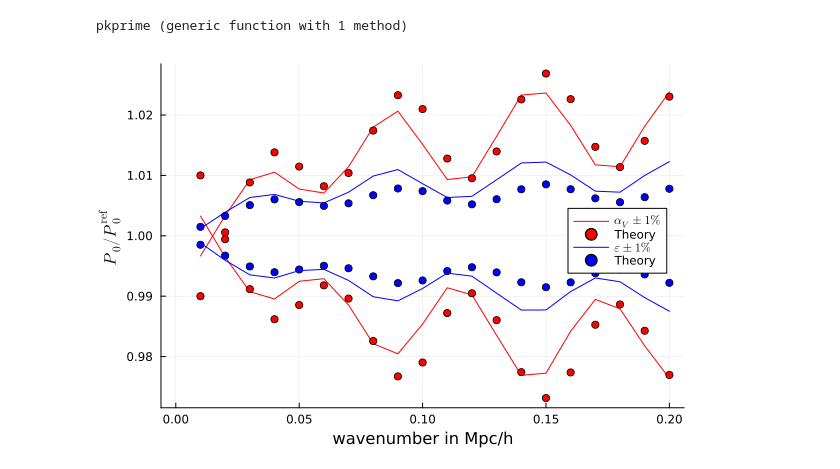
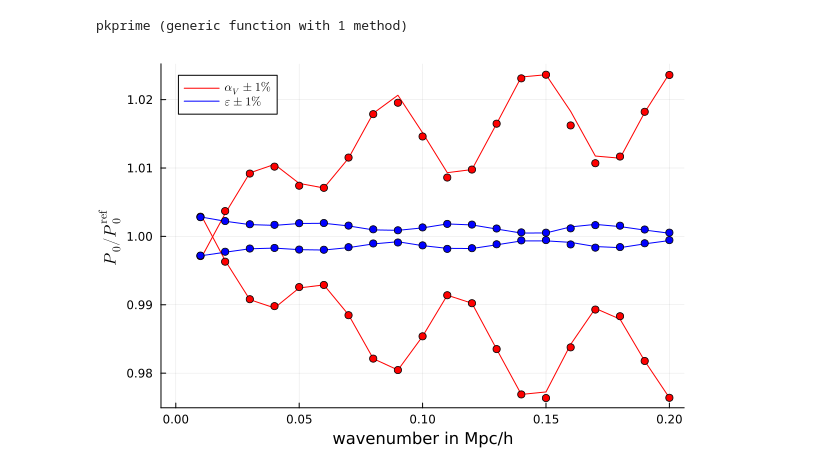
Before and after one commit to ladosamushia/BispectrumAP, a Jupyter notebook: BAOplots.ipynb, the cells around one changed output. Drawn from its saved outputs; the diff is of its cells as text; code cells hidden in the pictures.

```diff
--- a/BAOplots.ipynb
+++ b/BAOplots.ipynb
@@ -14,6 +14,6 @@ pk2d = (μ, k) -> (b + μ^2*f)^2*pk_itp(k)
 # %% [output]
 #23 (generic function with 1 method)
 # %%
-kp = (k, μ, αV, ϵ) -> k*sqrt(αV^2*ϵ*μ^2 + αV^2/ϵ^2*(1 - μ^2))
-μp = (k, μ, αV, ϵ) -> μ*αV*sqrt(ϵ)/sqrt(αV^2*ϵ*μ^2 + αV^2/ϵ^2*(1 - μ^2))
+kp = (k, μ, αV, ϵ) -> k*sqrt(αV^2*ϵ^2*μ^2 + αV^2/ϵ*(1 - μ^2))
+μp = (k, μ, αV, ϵ) -> μ*αV*ϵ/sqrt(αV^2*ϵ^2*μ^2 + αV^2/ϵ*(1 - μ^2))
 # %% [output]
@@ -57,42 +38,49 @@ end
+# %%
+kgrid = collect(range(0.00, 0.20, step=0.01))
+αV = 1.00
+ϵ = 1.00
+p0ref = pkprime(kgrid, L0, αV, ϵ)/2
+p2ref = pkprime(kgrid, L2, αV, ϵ)*5/2
+p4ref = pkprime(kgrid, L4, αV, ϵ)*9/2
+p0refp = pkprime(kgrid .+ 0.001, L0, αV, ϵ)/2
+p2refp = pkprime(kgrid .+ 0.001, L2, αV, ϵ)*5/2
+p4refp = pkprime(kgrid .+ 0.001, L4, αV, ϵ)*9/2
+dp0 = (p0refp .- p0ref)/0.001.*kgrid
+dp2 = (p2refp .- p2ref)/0.001.*kgrid
+dp4 = (p4refp .- p4ref)/0.001.*kgrid;
 # %%
-kgrid = collect(range(0.00, 0.20, step=0.01))
-αV = 1.00
-ϵ = 1.00
-p0ref = pkprime(kgrid, L0, αV, ϵ)
-p2ref = pkprime(kgrid, L2, αV, ϵ)
-p4ref = pkprime(kgrid, L4, αV, ϵ)
 αV = 1.01
 ϵ = 1.00
-p0 = pkprime(kgrid, L0, αV, ϵ)
-p2 = pkprime(kgrid, L2, αV, ϵ)
-p4 = pkprime(kgrid, L4, αV, ϵ)
-p0th = p0k + p2k*(-0.795)*(ϵ-1) + dp2/sqrt(5)*(ϵ-1) + dp0*(αV-1)
+p0 = pkprime(kgrid, L0, αV, ϵ)/2
+p2 = pkprime(kgrid, L2, αV, ϵ)*5/2
+p4 = pkprime(kgrid, L4, αV, ϵ)*9/2
+p0th = p0ref + p2ref*(ϵ-1)*3/5 + dp2/5*(ϵ-1) + dp0*(αV-1)
 plot(kgrid, p0./p0ref, color=:red, label=L"\alpha_V \pm 1\%")
-plot!(kgrid, p0th./p0k, color=:red, seriestype=:scatter, label="Theory")
+plot!(kgrid, p0th./p0ref, color=:red, seriestype=:scatter, label=:none)
 αV = 0.99
 ϵ = 1.00
-p0 = pkprime(kgrid, L0, αV, ϵ)
-p2 = pkprime(kgrid, L2, αV, ϵ)
-p4 = pkprime(kgrid, L4, αV, ϵ)
-p0th = p0k + p2k*(-0.795)*(ϵ-1) + dp2/sqrt(5)*(ϵ-1) + dp0*(αV-1)
+p0 = pkprime(kgrid, L0, αV, ϵ)/2
+p2 = pkprime(kgrid, L2, αV, ϵ)*5/2
+p4 = pkprime(kgrid, L4, αV, ϵ)*9/2
+p0th = p0ref + p2ref*(ϵ-1)*3/5 + dp2/5*(ϵ-1) + dp0*(αV-1)
 plot!(kgrid, p0./p0ref, color=:red, label=:none)
-plot!(kgrid, p0th./p0k, color=:red, seriestype=:scatter, label=:none)
+plot!(kgrid, p0th./p0ref, color=:red, seriestype=:scatter, label=:none)
 αV = 1.00
 ϵ = 1.01
-p0 = pkprime(kgrid, L0, αV, ϵ)
-p2 = pkprime(kgrid, L2, αV, ϵ)
-p4 = pkprime(kgrid, L4, αV, ϵ)
-p0th = p0k + p2k*(-0.795)*(ϵ-1) + dp2/sqrt(5)*(ϵ-1) + dp0*(αV-1)
+p0 = pkprime(kgrid, L0, αV, ϵ)/2
+p2 = pkprime(kgrid, L2, αV, ϵ)*5/2
+p4 = pkprime(kgrid, L4, αV, ϵ)*9/2
+p0th = p0ref + p2ref*(ϵ-1)*3/5 + dp2/5*(ϵ-1) + dp0*(αV-1)
 plot!(kgrid, p0./p0ref, color=:blue, label=L"\epsilon \pm 1\%")
-plot!(kgrid, p0th./p0k, color=:blue, seriestype=:scatter, label="Theory")
+plot!(kgrid, p0th./p0ref, color=:blue, seriestype=:scatter, label=:none)
 αV = 1.00
 ϵ = 0.99
-p0 = pkprime(kgrid, L0, αV, ϵ)
-p2 = pkprime(kgrid, L2, αV, ϵ)
-p4 = pkprime(kgrid, L4, αV, ϵ)
-p0th = p0k + p2k*(-0.795)*(ϵ-1) + dp2/sqrt(5)*(ϵ-1) + dp0*(αV-1)
-plot!(kgrid, p0./p0ref, color=:blue, label=:none, legend=:right)
-plot!(kgrid, p0th./p0k, color=:blue, seriestype=:scatter, label=:none)
+p0 = pkprime(kgrid, L0, αV, ϵ)/2
+p2 = pkprime(kgrid, L2, αV, ϵ)*5/2
+p4 = pkprime(kgrid, L4, αV, ϵ)*9/2
+p0th = p0ref + p2ref*(ϵ-1)*0.6 + dp2*(ϵ-1)/5 + dp0*(αV-1)
+plot!(kgrid, p0./p0ref, color=:blue, label=:none, legend=:topleft)
+plot!(kgrid, p0th./p0ref, color=:blue, seriestype=:scatter, label=:none)
 plot!(xlabel="wavenumber in Mpc/h", ylabel=L"P_0/P^\mathrm{ref}_0")
 # %% [output]
-[figure, old version]
+[figure, new version]
```
Also changed, not shown: parts of 3 cells of this notebook.
